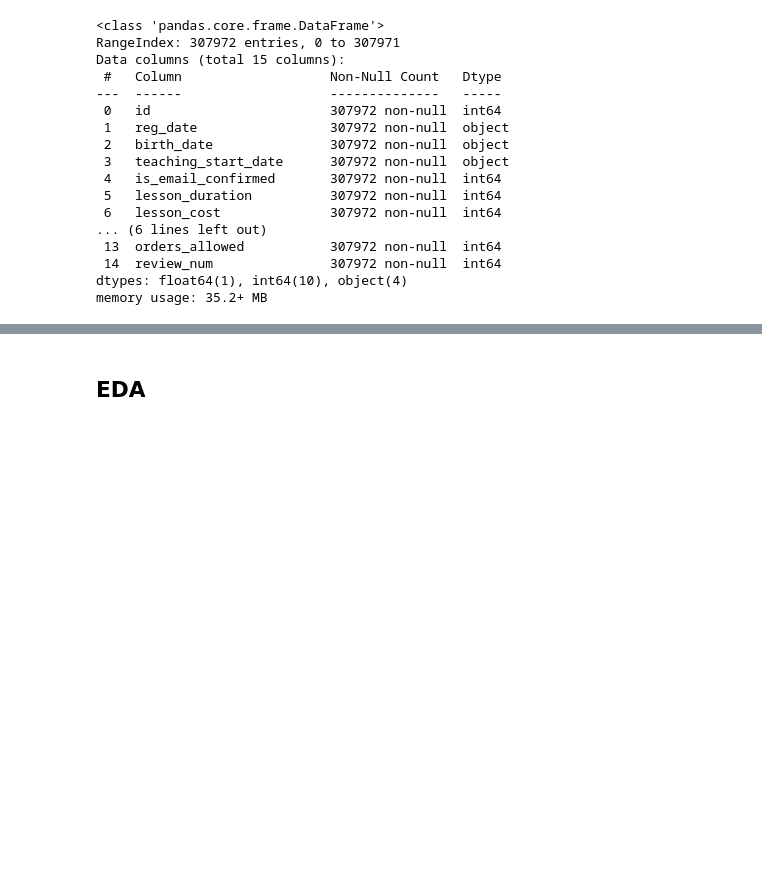
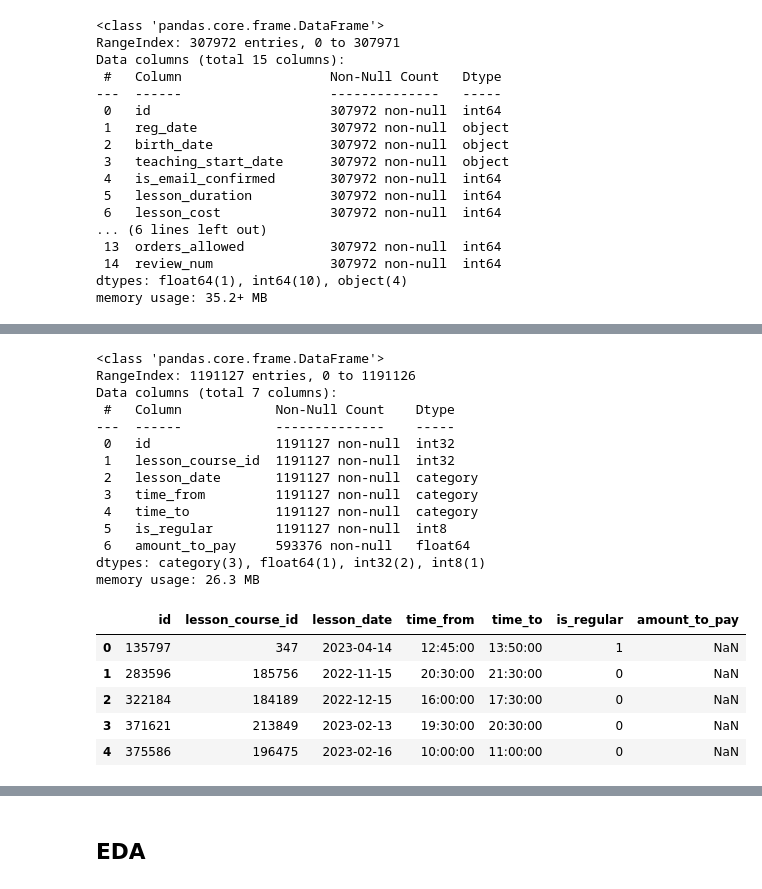
Before and after one commit to denis-42ds/identification_and_optimization_of_payments, a Jupyter notebook: payments_optimization.ipynb, the cells around one changed output, grey strips where cells are left out. Saved outputs shown, nothing was run; the diff lists cells and outputs as text; code cells hidden in the pictures; blank space fills up the shorter version.

```diff
--- a/payments_optimization.ipynb
+++ b/payments_optimization.ipynb
@@ -774,0 +854,26 @@ memory usage: 35.2+ MB
+# %%
+lessons = explorer_lessons.data_preprocessing(dropnas=False,
+                                              date_features = 'lesson_date',
+                                              int_features = None,
+                                              drop_features=['home_task', 'amount_paid'])
+# %% [output]
+<class 'pandas.core.frame.DataFrame'>
+RangeIndex: 1191127 entries, 0 to 1191126
+Data columns (total 7 columns):
+ #   Column            Non-Null Count    Dtype
+---  ------            --------------    -----
+ 0   id                1191127 non-null  int32
+ 1   lesson_course_id  1191127 non-null  int32
+ 2   lesson_date       1191127 non-null  category
+ 3   time_from         1191127 non-null  category
+ 4   time_to           1191127 non-null  category
+ 5   is_regular        1191127 non-null  int8
+ 6   amount_to_pay     593376 non-null   float64
+dtypes: category(3), float64(1), int32(2), int8(1)
+memory usage: 26.3 MB
+|  | id | lesson_course_id | lesson_date | time_from | time_to | is_regular | amount_to_pay |
+| 0 | 135797 | 347 | 2023-04-14 | 12:45:00 | 13:50:00 | 1 | NaN |
+| 1 | 283596 | 185756 | 2022-11-15 | 20:30:00 | 21:30:00 | 0 | NaN |
+| 2 | 322184 | 184189 | 2022-12-15 | 16:00:00 | 17:30:00 | 0 | NaN |
+| 3 | 371621 | 213849 | 2023-02-13 | 19:30:00 | 20:30:00 | 0 | NaN |
+| 4 | 375586 | 196475 | 2023-02-16 | 10:00:00 | 11:00:00 | 0 | NaN |
```
Also changed, not shown: parts of 36 cells of this notebook, 2 other files.
